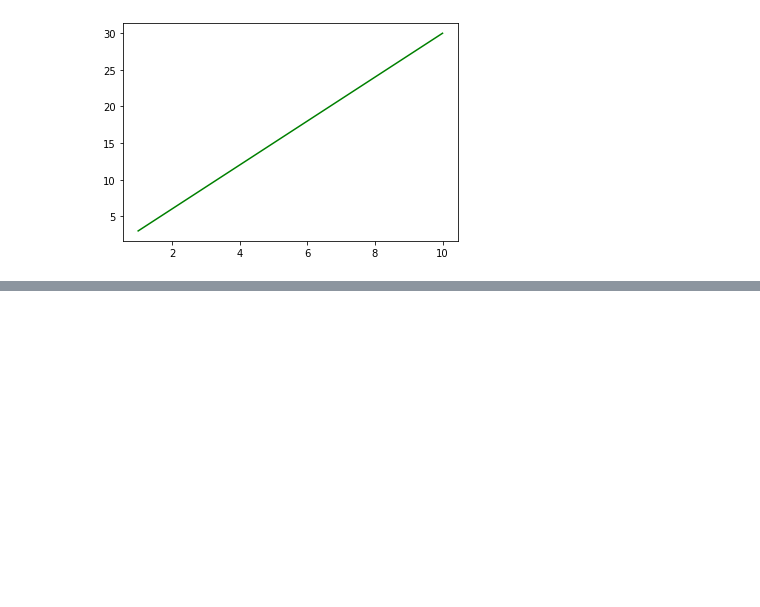
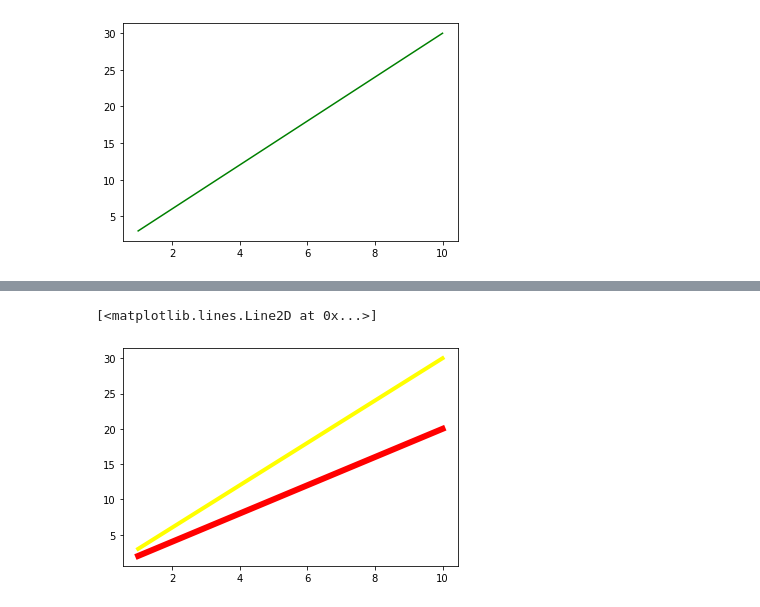
Before and after one commit to ashkanmulla/Python, a Jupyter notebook: Matplotlib_Practice.ipynb, the cells around one changed output, grey strips where cells are left out. Saved outputs shown, nothing was run; the diff lists cells and outputs as text; code cells hidden in the pictures; blank space fills up the shorter version.

```diff
--- a/Matplotlib_Practice.ipynb
+++ b/Matplotlib_Practice.ipynb
@@ -35,0 +63,6 @@ plt.plot(x,y,color= "r", linestyle = ":", linewidth = 2)
+# %%
+plt.plot(x,y1, color = "red", linewidth = 6)
+plt.plot(x,y2, color = "yellow", linewidth = 4)
+# %% [output]
+[<matplotlib.lines.Line2D at 0x...>]
+[figure, added]
```
Also changed, not shown: parts of 13 cells of this notebook.
